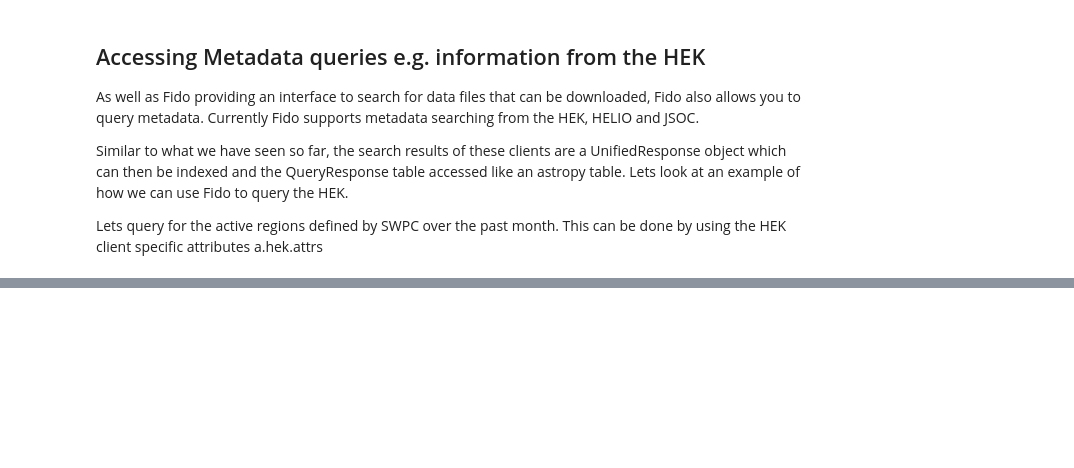
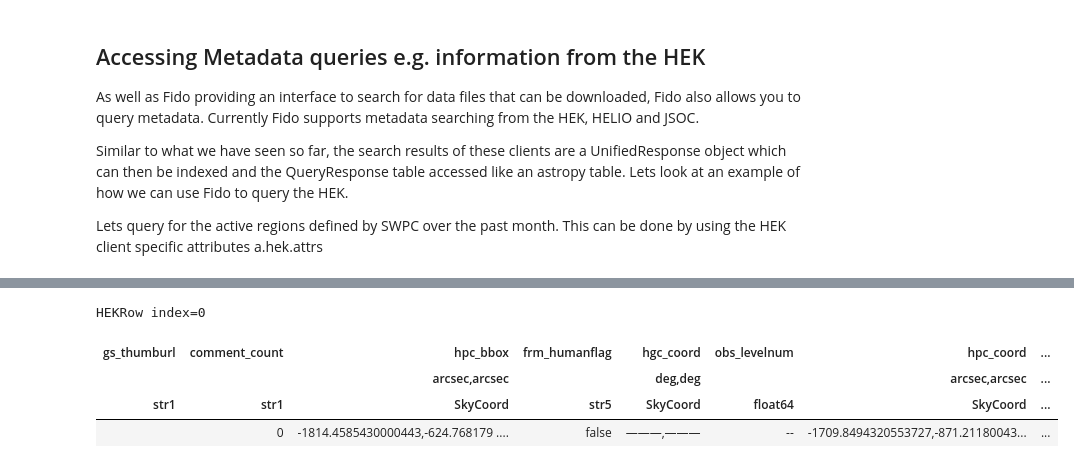
Before and after one commit to hayesla/ESPD_2026, a Jupyter notebook: 1_solar_data_search_and_download.ipynb, the cells around one changed output, grey strips where cells are left out. Cells and saved outputs as stored; diff of their text form; code cells hidden in the pictures; blank space fills up the shorter version.

```diff
--- a/1_solar_data_search_and_download.ipynb
+++ b/1_solar_data_search_and_download.ipynb
@@ -360,6 +489,12 @@ result_hek["hek"]["event_starttime", "event_peaktime",
 # %%
-result_hek = Fido.search(a.Time("2022-04-02", "2022-04-03"),
+hek_search = Fido.search(a.Time("2022-04-02", "2022-04-03"),
                          a.hek.CE)
 # %%
-result_hek[0][0]
+hek_search[0][0]
+# %% [output]
+HEKRow index=0
+| gs_thumburl | comment_count | hpc_bbox | frm_humanflag | hgc_coord | obs_levelnum | hpc_coord | ... |
+|  |  | arcsec,arcsec |  | deg,deg |  | arcsec,arcsec | ... |
+| str1 | str1 | SkyCoord | str5 | SkyCoord | float64 | SkyCoord | ... |
+|  | 0 | -1814.4585430000443,-624.768179 .... | false | ———,——— | -- | -1709.8494320553727,-871.21180043... | ... |
 # %%
```
Also changed, not shown: parts of 16 cells of this notebook.
